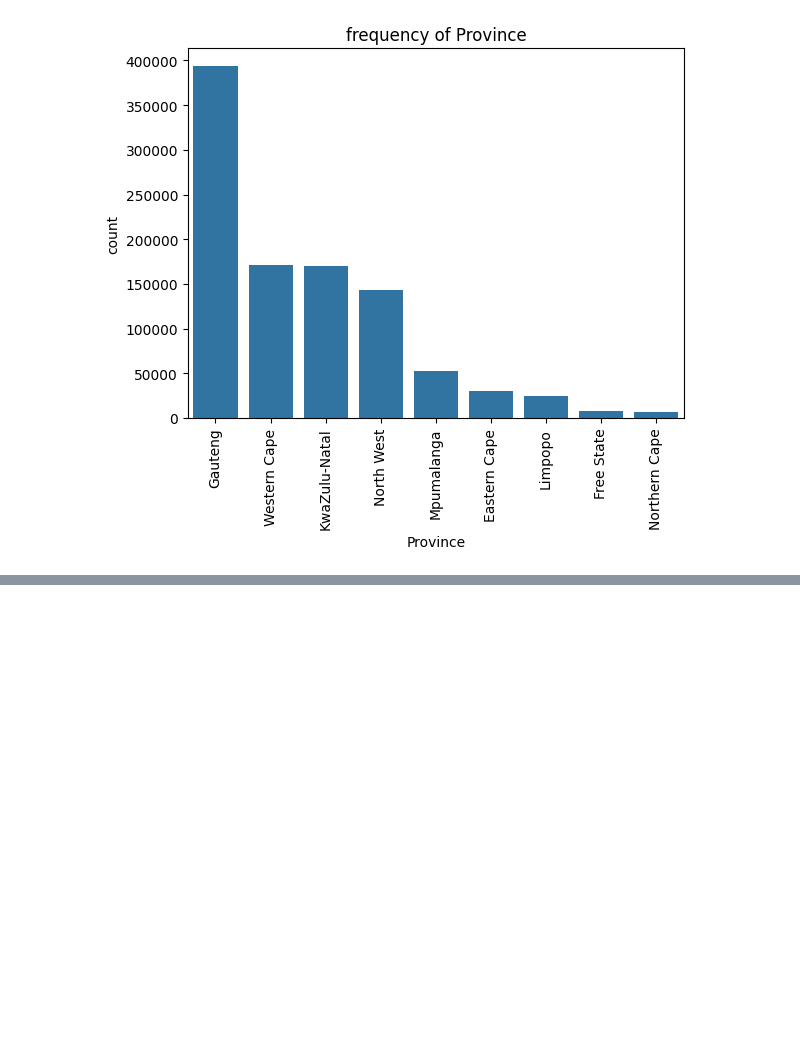
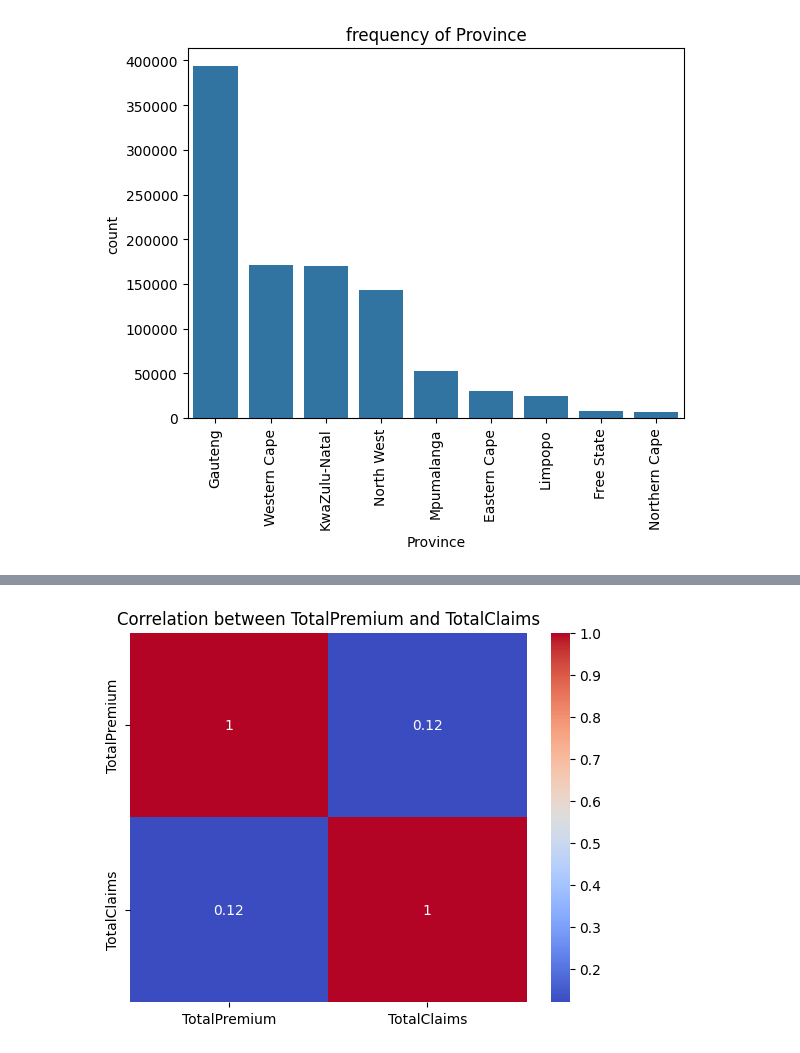
Before and after one commit to EstifanosTeklay/AlphaCareInsurance, a Jupyter notebook: notebooks/AcisEda.ipynb, the cells around one changed output, grey strips where cells are left out. Saved outputs shown, nothing was run; the diff lists cells and outputs as text; code cells hidden in the pictures; blank space fills up the shorter version.

```diff
--- a/notebooks/AcisEda.ipynb
+++ b/notebooks/AcisEda.ipynb
@@ -116,0 +125,8 @@ for col in acis_category:
+# %%
+# Correlation Matrix
+corr = acis_data[['TotalPremium','TotalClaims']].corr()
+sns.heatmap(corr,annot=True,cmap='coolwarm')
+plt.title("Correlation between TotalPremium and TotalClaims")
+plt.show()
+# %% [output]
+[figure, added]
```
Also changed, not shown: parts of 2 cells of this notebook.
